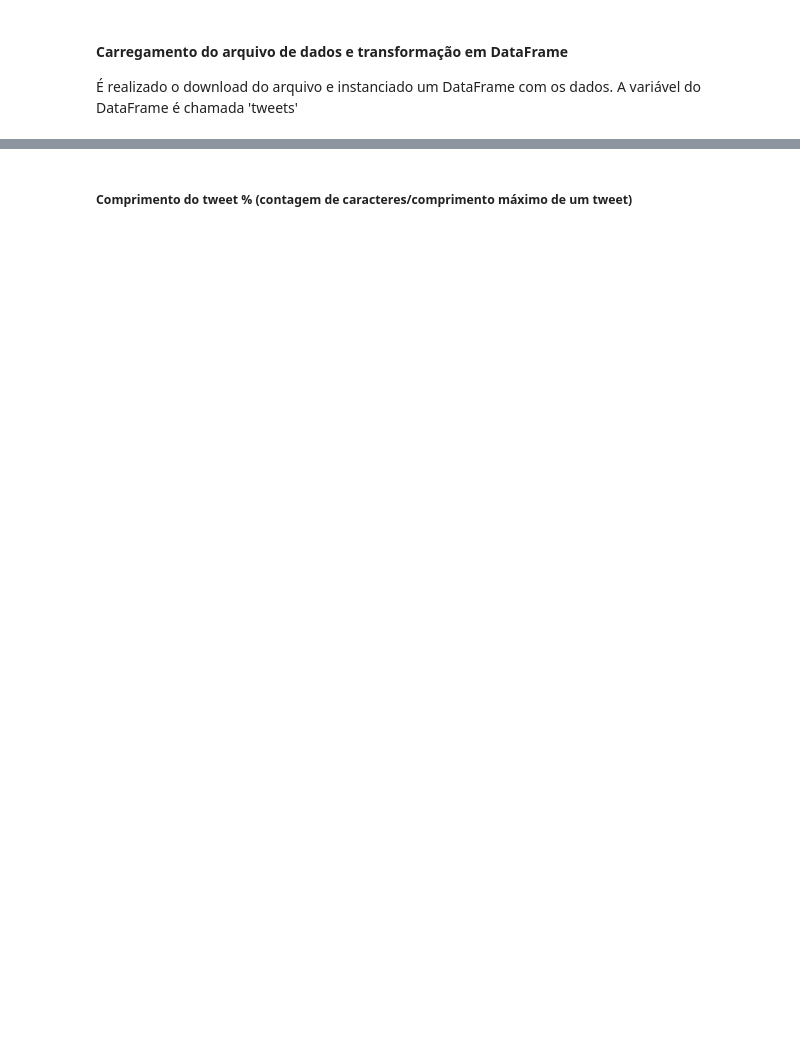
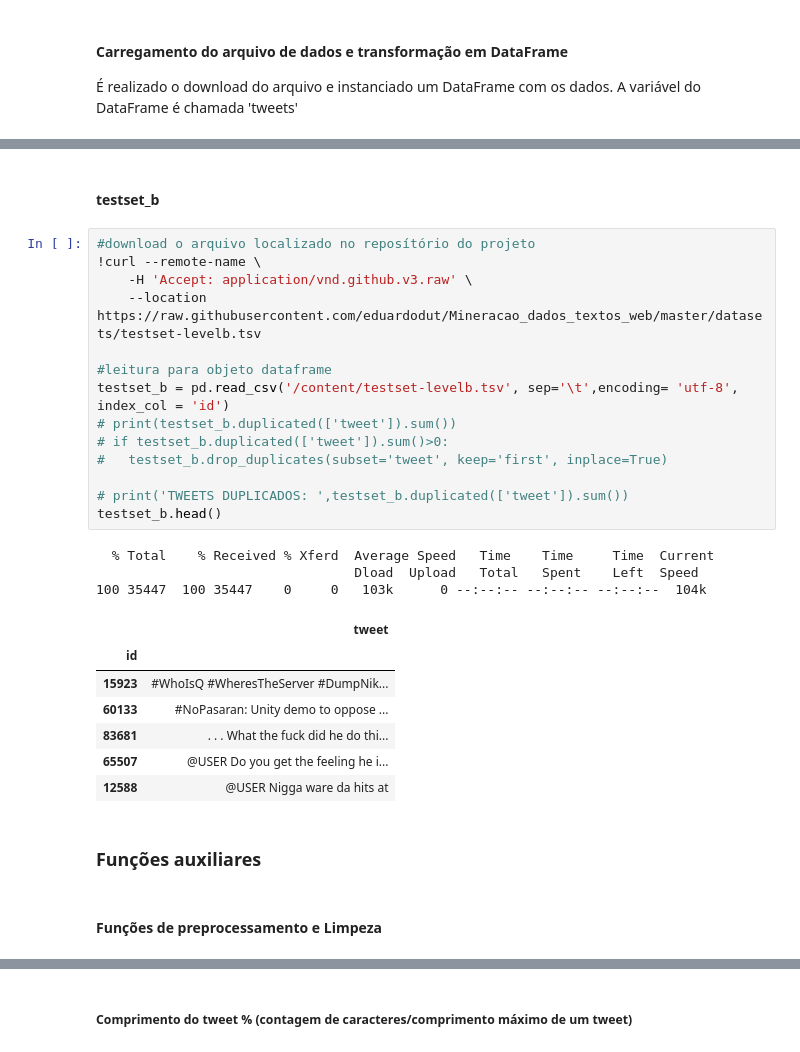
Before and after one commit to eduardodut/Mineracao_dados_textos_web, a Jupyter notebook: projeto01_equipe01.ipynb, the cells around one changed output, grey strips where cells are left out. Drawn from its saved outputs; the diff is of its cells as text; blank space fills up the shorter version.

```diff
--- a/projeto01_equipe01.ipynb
+++ b/projeto01_equipe01.ipynb
@@ -709,0 +153,31 @@ TWEETS DUPLICADOS:  0
+# %% [markdown]
+#### testset_b
+# %%
+#download o arquivo localizado no reposítório do projeto
+!curl --remote-name \
+    -H 'Accept: application/vnd.github.v3.raw' \
+    --location https://raw.githubusercontent.com/eduardodut/Mineracao_dados_textos_web/master/datasets/testset-levelb.tsv
+
+#leitura para objeto dataframe
+testset_b = pd.read_csv('/content/testset-levelb.tsv', sep='\t',encoding= 'utf-8', index_col = 'id')
+# print(testset_b.duplicated(['tweet']).sum())
+# if testset_b.duplicated(['tweet']).sum()>0:
+#   testset_b.drop_duplicates(subset='tweet', keep='first', inplace=True)
+
+# print('TWEETS DUPLICADOS: ',testset_b.duplicated(['tweet']).sum())
+testset_b.head()
+# %% [output]
+  % Total    % Received % Xferd  Average Speed   Time    Time     Time  Current
+                                 Dload  Upload   Total   Spent    Left  Speed
+100 35447  100 35447    0     0   103k      0 --:--:-- --:--:-- --:--:--  104k
+|  | tweet |
+| id |  |
+| 15923 | #WhoIsQ #WheresTheServer #DumpNik... |
+| 60133 | #NoPasaran: Unity demo to oppose ... |
+| 83681 | . . . What the fuck did he do thi... |
+| 65507 | @USER Do you get the feeling he i... |
+| 12588 | @USER Nigga ware da hits at |
+# %% [markdown]
+### Funções auxiliares
+# %% [markdown]
+#### Funções de preprocessamento e Limpeza
```
Also changed, not shown: parts of 135 cells of this notebook.
